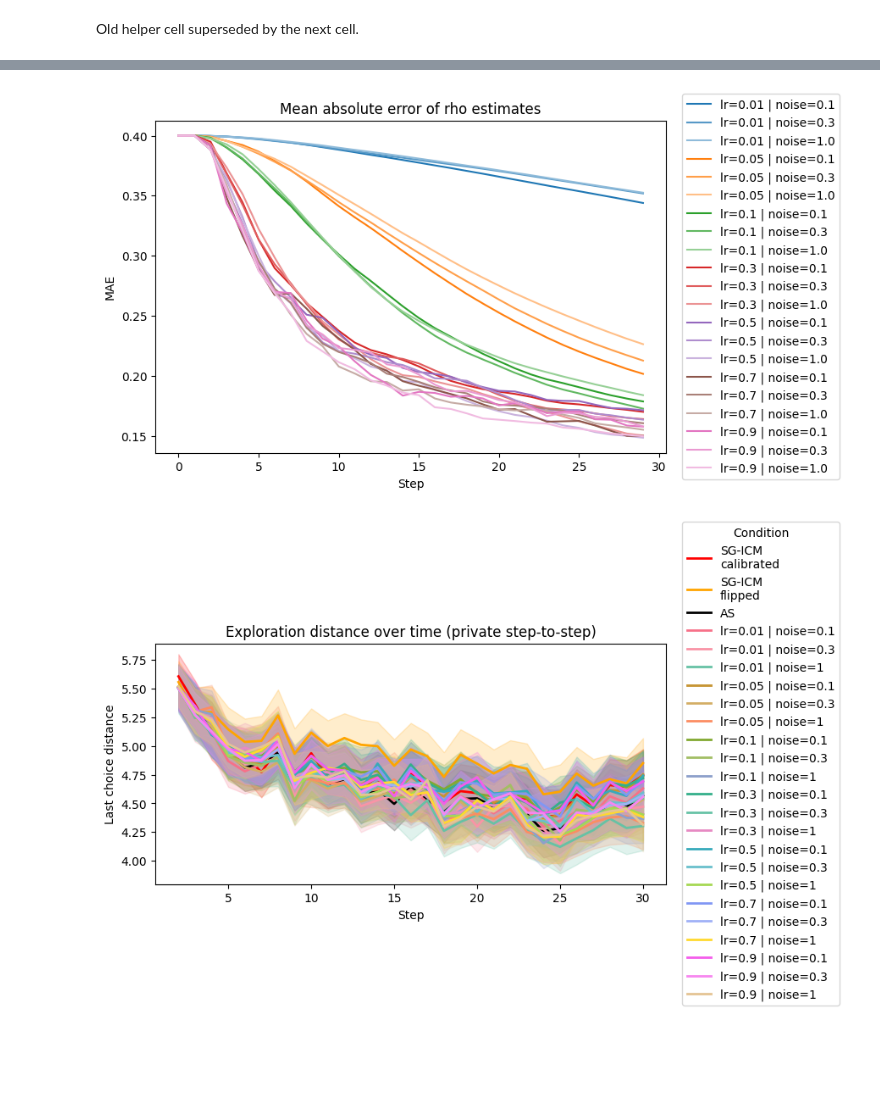
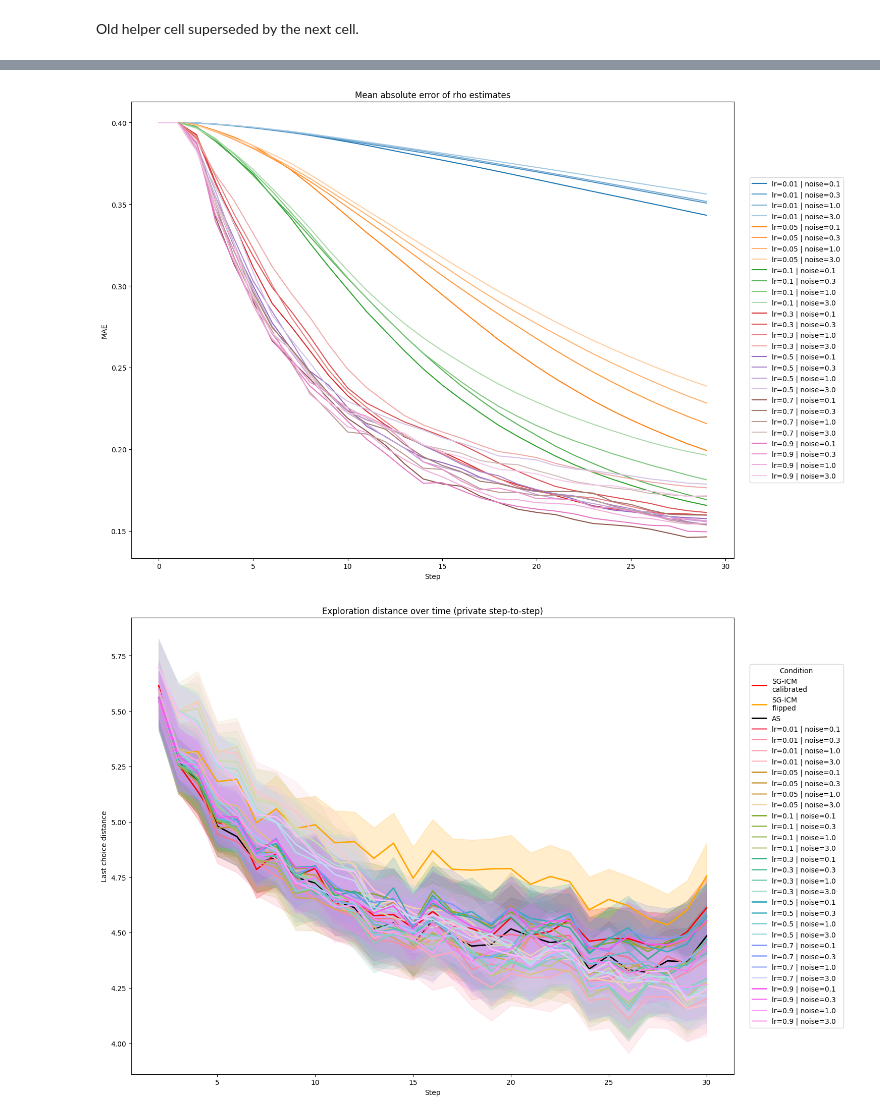
Before and after one commit to vagechirkov/Spatial-MAB-ABM, a Jupyter notebook: abm/rho_lr_test.ipynb, the cells around one changed output, grey strips where cells are left out. Cells and saved outputs as stored; diff of their text form; code cells hidden in the pictures; blank space fills up the shorter version.

```diff
--- a/abm/rho_lr_test.ipynb
+++ b/abm/rho_lr_test.ipynb
@@ -26,7 +26,7 @@ rho_sign_flipped = np.array([1.0, -0.6, 0.0, 0.6])
 rho_zero = np.array([1.0, 0.0, 0.0, 0.0])
 
 rho_lr_grid = [0.01, 0.05, 0.1, 0.3, 0.5, 0.7, 0.9]
-observation_noise_private_grid = [0.1, 0.3, 1]
+observation_noise_private_grid = [0.1, 0.3, 1.0 ,3.0]
 
 base_conditions = {
     "perfectly_calibrated": {
@@ -269,7 +269,7 @@ def process_one_seed(env_seed):
     # Return the data for this specific seed
     return local_results, local_rhos
 
-n_envs = 200
+n_envs = 500
 n_steps = 30
 
 parallel_outputs = Parallel(n_jobs=-1)(
@@ -511,30 +529,30 @@ plt.show()
 # %%
 def rho_mae(history):
     est = history[:, 1:]
     return np.mean(np.abs(est - true_rho), axis=1)
 
 lrs, noises = _unique_lrs_noises(results)
 base_palette = sns.color_palette("tab10", n_colors=max(len(lrs), 1))
 palette = build_lr_noise_palette(results, base_palette)
 
-fig, ax = plt.subplots(figsize=(9, 5))
+fig, ax = plt.subplots(figsize=(15, 10))
 for label, color in (palette or {}).items():
     lr_val, noise_val = label.replace('lr=', '').split(' | noise=')
     lr_val = float(lr_val)
     noise_val = float(noise_val)
     mean_hist = mean_rho_history(lr_val, noise_val)
     if mean_hist is None:
         continue
     ax.plot(rho_mae(mean_hist), label=label, color=color)
 
 ax.set_title("Mean absolute error of rho estimates")
 ax.set_xlabel("Step")
 ax.set_ylabel("MAE")
 ax.legend(bbox_to_anchor=(1.02, 0.5), loc="center left")
 plt.tight_layout()
 plt.show()
 # %% [output]
-[figure, old version]
+[figure, new version]
 # %%
 # Extract SG-ICM agent only and filter to Step >= 2
 plot_df = results.copy()
@@ -556,7 +574,7 @@ if palette:
         extra = sns.color_palette("Set2", n_colors=len(missing))
         palette.update({lbl: col for lbl, col in zip(missing, extra)})
 
-plt.figure(figsize=(9, 5))
+plt.figure(figsize=(15, 10))
 sns.lineplot(
     data=plot_df,
     x="Step",
@@ -573,7 +591,7 @@ plt.legend(title="Condition", bbox_to_anchor=(1.02, 0.5), loc="center left")
 plt.tight_layout()
 plt.show()
 # %% [output]
-[figure, old version]
+[figure, new version]
 # %%
 def plot_rho_lr_noise_heatmap(df):
     plot_df = _select_sg_agent(df)
```
Also changed, not shown: parts of 6 cells of this notebook, 1 other file.
